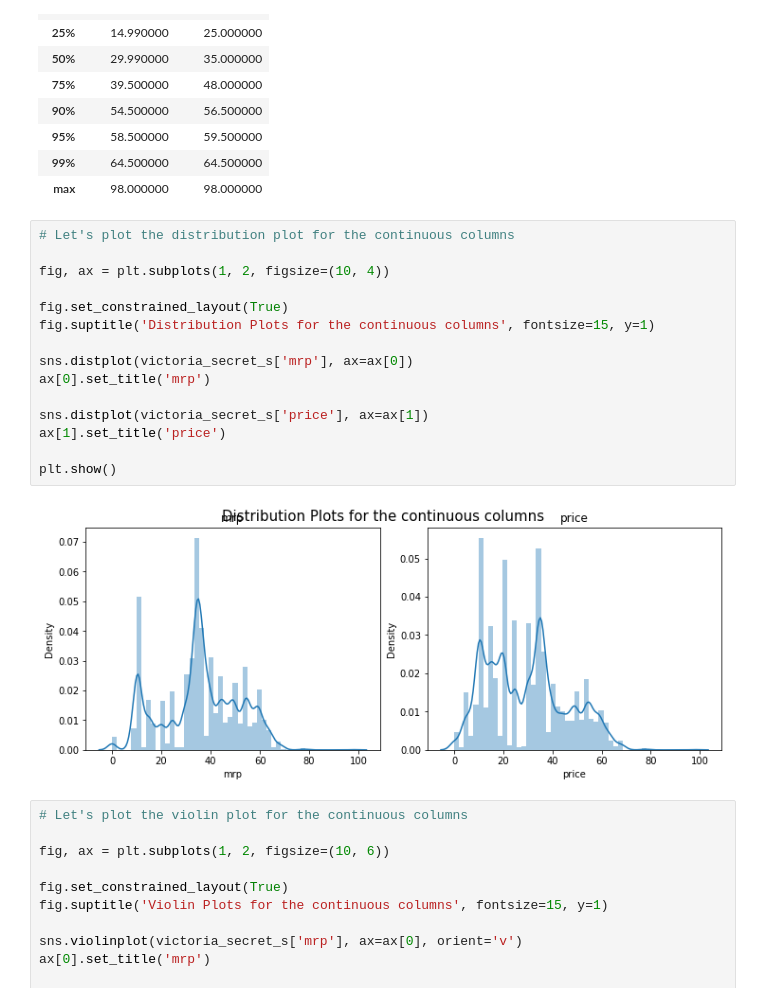
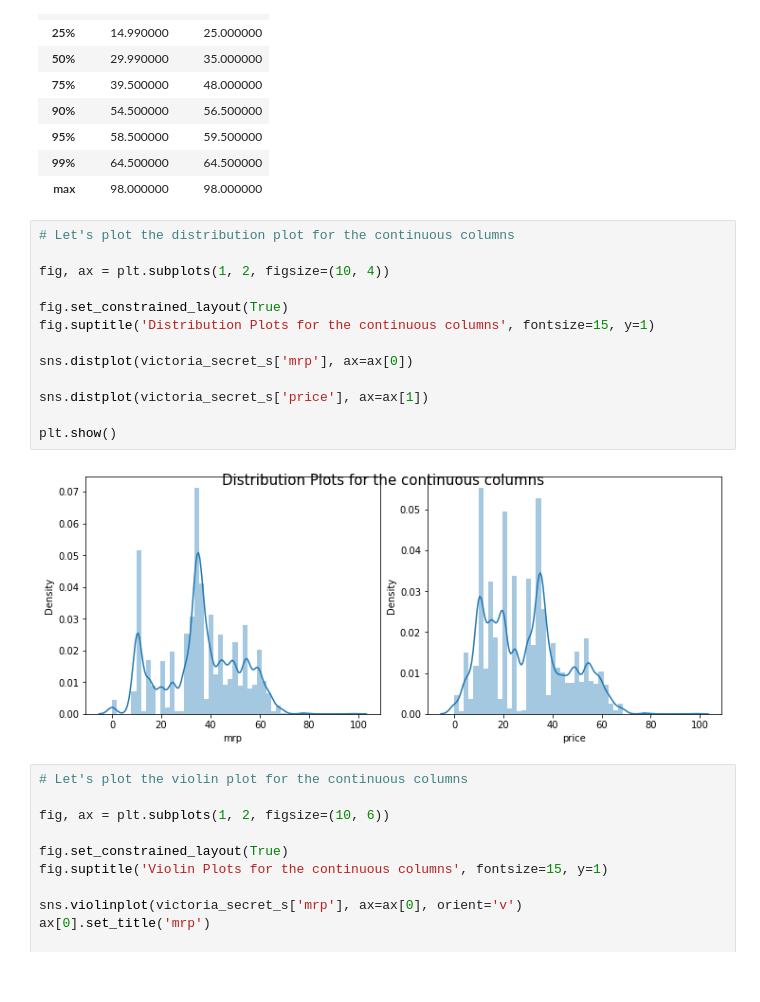
Before and after one commit to shardul-rajhans/fashion-price-prediction, a Jupyter notebook: Victoria_Secret_EDA.ipynb, the cells around one changed output. Cells and saved outputs as stored; diff of their text form.

```diff
--- a/EDA_Price_Prediction_Aggregation.ipynb
+++ b/Victoria_Secret_EDA.ipynb
@@ -355,20 +355,18 @@ victoria_secret_s[['price', 'mrp']].describe(percentiles = [0.05, 0.25, 0.5, 0.7
 # %%
 # Let's plot the distribution plot for the continuous columns
 
 fig, ax = plt.subplots(1, 2, figsize=(10, 4))
 
 fig.set_constrained_layout(True)
 fig.suptitle('Distribution Plots for the continuous columns', fontsize=15, y=1)
 
 sns.distplot(victoria_secret_s['mrp'], ax=ax[0])
-ax[0].set_title('mrp')
 
 sns.distplot(victoria_secret_s['price'], ax=ax[1])
-ax[1].set_title('price')
 
 plt.show()
 # %% [output]
-[figure, old version]
+[figure, new version]
 # %%
 # Let's plot the violin plot for the continuous columns
 
```
Also changed, not shown: parts of 2 cells of this notebook, 5 other files.
